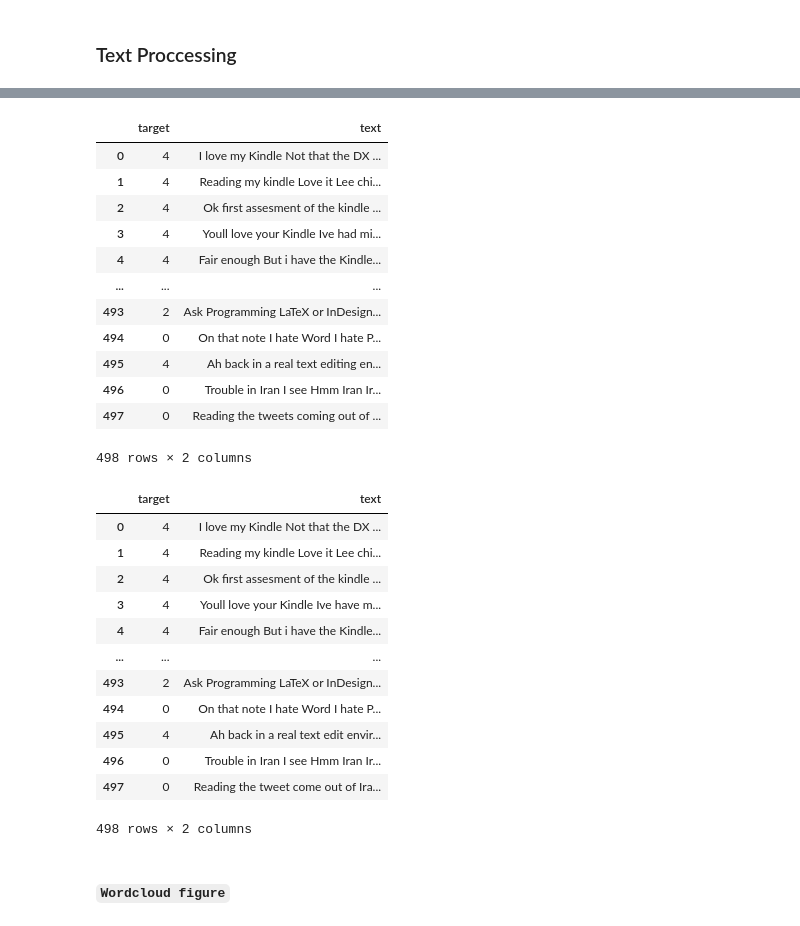
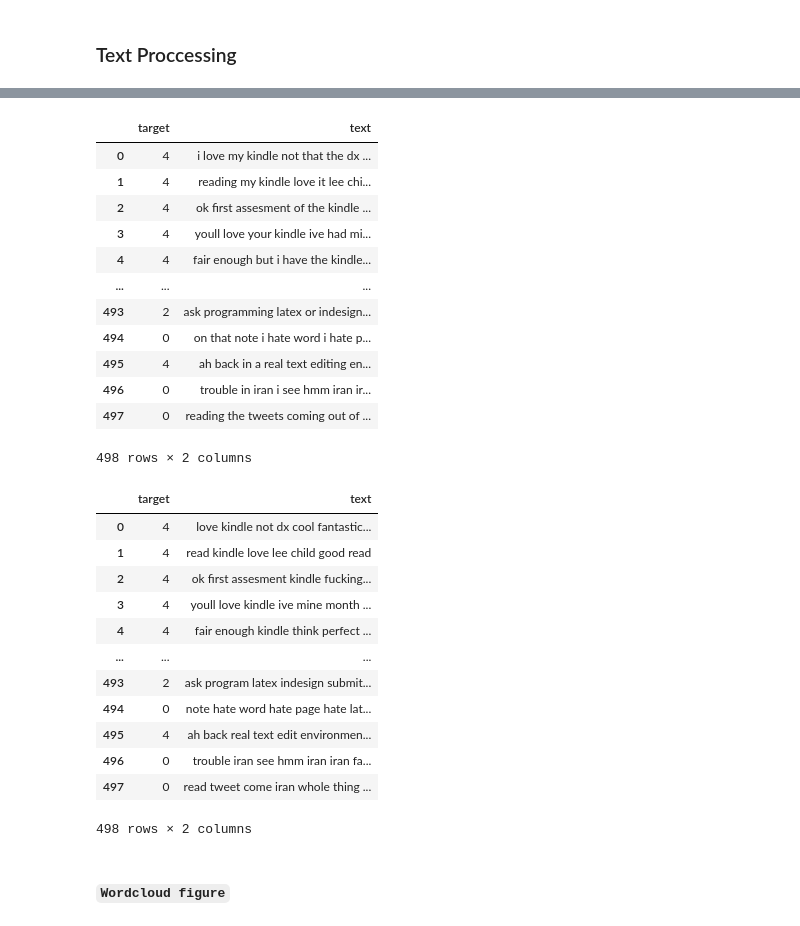
Before and after one commit to MohammedHamza0/Sentiment-Analysis-API, a Jupyter notebook: NoteBooks/notebook.ipynb, the cells around one changed output, grey strips where cells are left out. Cells and saved outputs as stored; diff of their text form; code cells hidden in the pictures.

```diff
--- a/NoteBooks/notebook.ipynb
+++ b/NoteBooks/notebook.ipynb
@@ -140,7 +141,8 @@ plt.show()
 ### Text Proccessing
 # %%
 # function to remove unwanted text patterns from tweets
-def remove_pattern(input_text, pattern):
+def remove_pattern(input_text: str, pattern: str) -> str:
+     input_text = input_text.lower()
      return re.sub(pattern, '', input_text)
 
 dataset["text"] = dataset["text"].apply(lambda x: remove_pattern(x, "@[\w]*"))
@@ -280,56 +282,73 @@ dataset["text"] = dataset["text"].apply(remove_punc)
 dataset
 # %% [output]
 |  | target | text |
-| 0 | 4 | I love my Kindle Not that the DX ... |
-| 1 | 4 | Reading my kindle Love it Lee chi... |
-| 2 | 4 | Ok first assesment of the kindle ... |
-| 3 | 4 | Youll love your Kindle Ive had mi... |
-| 4 | 4 | Fair enough But i have the Kindle... |
+| 0 | 4 | i love my kindle not that the dx ... |
+| 1 | 4 | reading my kindle love it lee chi... |
+| 2 | 4 | ok first assesment of the kindle ... |
+| 3 | 4 | youll love your kindle ive had mi... |
+| 4 | 4 | fair enough but i have the kindle... |
 | ... | ... | ... |
-| 493 | 2 | Ask Programming LaTeX or InDesign... |
-| 494 | 0 | On that note I hate Word I hate P... |
-| 495 | 4 | Ah back in a real text editing en... |
-| 496 | 0 | Trouble in Iran I see Hmm Iran Ir... |
-| 497 | 0 | Reading the tweets coming out of ... |
+| 493 | 2 | ask programming latex or indesign... |
+| 494 | 0 | on that note i hate word i hate p... |
+| 495 | 4 | ah back in a real text editing en... |
+| 496 | 0 | trouble in iran i see hmm iran ir... |
+| 497 | 0 | reading the tweets coming out of ... |
 498 rows × 2 columns
+# %%
+# function to remove stopwords
+NEGATION_STOPWORDS = [
+    "no", "not", "nor", "never", "n't", "cannot",
+    "don't", "doesn't", "didn't", "won't", "wouldn't",
+    "shouldn't", "can't", "couldn't", "isn't", "aren't",
+    "wasn't", "weren't", "nothing", "nowhere", "neither", "nobody", "none"]
+
+
+stop_words = set(stopwords.words('english')) - set(NEGATION_STOPWORDS)
+
+
+
+def _remove_stop_words(text: str) -> str:
+          return " ".join([word for word in text.split() if word not in stop_words])
+
+dataset["text"] = dataset["text"].apply(lambda x: _remove_stop_words(x))
 # %%
 # Function to tokenization and lemmatization
 lemmatizer = WordNetLemmatizer()
 
 def get_wordnet_pos(treebank_tag):
     if treebank_tag.startswith('J'):
         return wordnet.ADJ
     elif treebank_tag.startswith('V'):
         return wordnet.VERB
     elif treebank_tag.startswith('N'):
         return wordnet.NOUN
     elif treebank_tag.startswith('R'):
         return wordnet.ADV
     else:
         return wordnet.NOUN
 
 # tokenization + POS tagging + lemmatization
-def tokeniz_lemm(text):
+def tokeniz_lemm(text: str) -> str:
     tokens = word_tokenize(text)
     pos_tags = pos_tag(tokens)
     lemmatized = [lemmatizer.lemmatize(word, get_wordnet_pos(pos)) for word, pos in pos_tags]
     return " ".join(lemmatized)
 
 dataset["text"] = dataset["text"].apply(lambda x: tokeniz_lemm(x))
 dataset
 # %% [output]
 |  | target | text |
-| 0 | 4 | I love my Kindle Not that the DX ... |
-| 1 | 4 | Reading my kindle Love it Lee chi... |
-| 2 | 4 | Ok first assesment of the kindle ... |
-| 3 | 4 | Youll love your Kindle Ive have m... |
-| 4 | 4 | Fair enough But i have the Kindle... |
+| 0 | 4 | love kindle not dx cool fantastic... |
+| 1 | 4 | read kindle love lee child good read |
+| 2 | 4 | ok first assesment kindle fucking... |
+| 3 | 4 | youll love kindle ive mine month ... |
+| 4 | 4 | fair enough kindle think perfect ... |
 | ... | ... | ... |
-| 493 | 2 | Ask Programming LaTeX or InDesign... |
-| 494 | 0 | On that note I hate Word I hate P... |
-| 495 | 4 | Ah back in a real text edit envir... |
-| 496 | 0 | Trouble in Iran I see Hmm Iran Ir... |
-| 497 | 0 | Reading the tweet come out of Ira... |
+| 493 | 2 | ask program latex indesign submit... |
+| 494 | 0 | note hate word hate page hate lat... |
+| 495 | 4 | ah back real text edit environmen... |
+| 496 | 0 | trouble iran see hmm iran iran fa... |
+| 497 | 0 | read tweet come iran whole thing ... |
 498 rows × 2 columns
 # %% [markdown]
 #### `Wordcloud figure`
```
Also changed, not shown: parts of 15 cells of this notebook, 11 other files.
